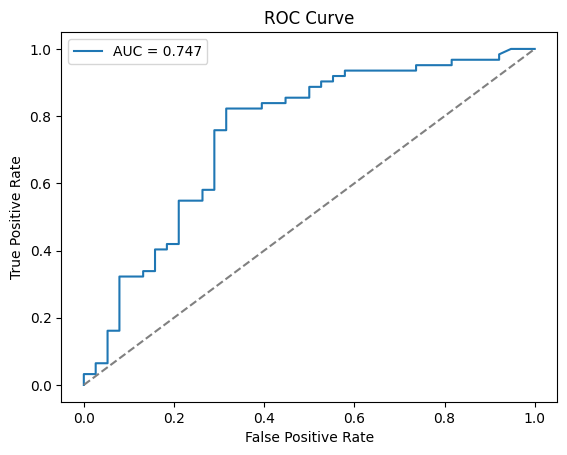
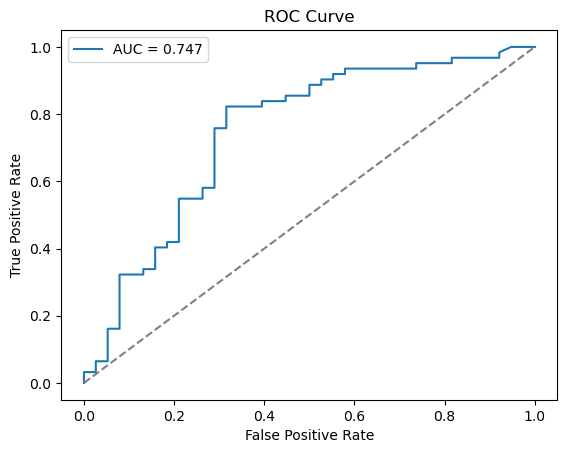
The notebook cell's code change between the first figure and the second:
--- before
+++ after
@@ -1,5 +1,5 @@
 # Plot 3: ROC curve
-fpr, tpr, _ = roc_curve(y_test, y_prob)
-plt.plot(fpr, tpr, label=f"AUC = {roc_auc_score(y_test, y_prob):.3f}")
+fpr, tpr, _ = roc_curve(y_test, log_probs)
+plt.plot(fpr, tpr, label=f"AUC = {roc_auc_score(y_test, log_probs):.3f}")
 plt.plot([0, 1], [0, 1], "--", color="gray")
 plt.xlabel("False Positive Rate")

Commit: Add files via upload